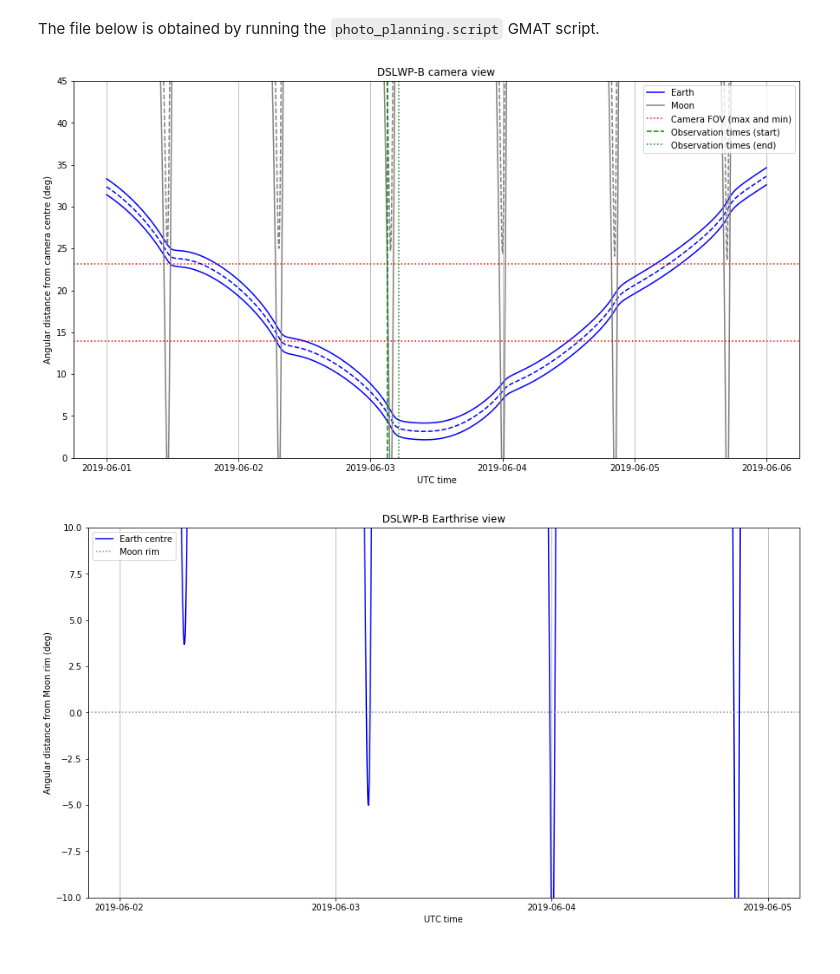
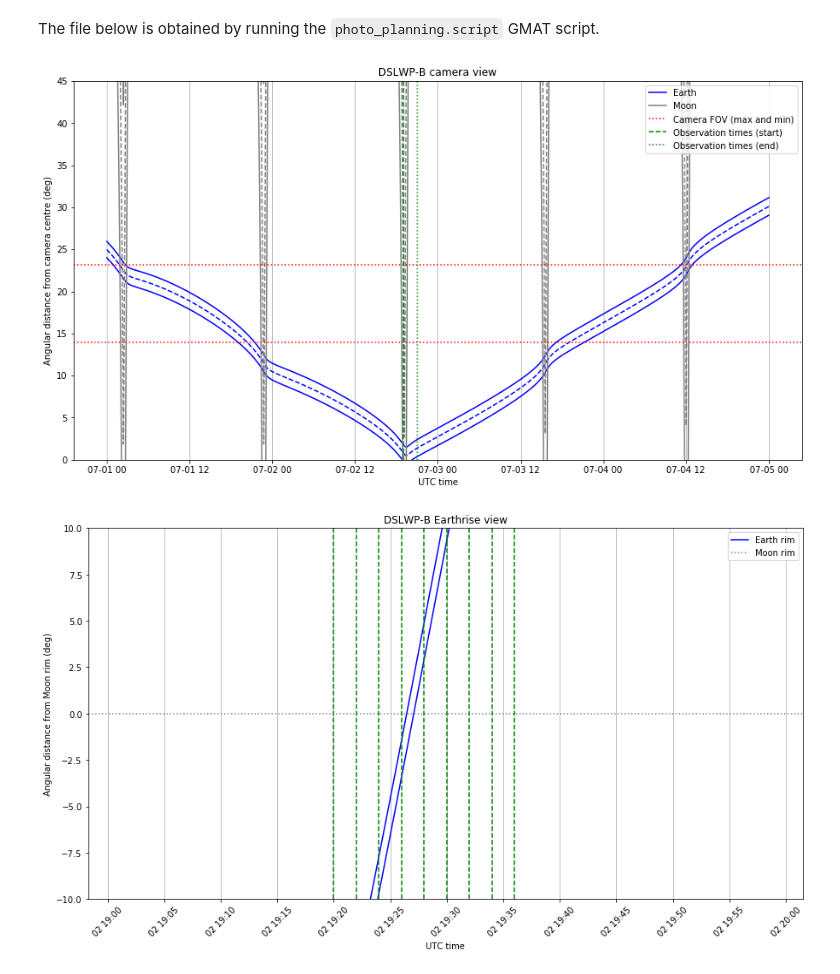
Before and after one commit to daniestevez/jupyter_notebooks, a Jupyter notebook: dslwp/DSLWP-B camera view.ipynb, the cells around one changed output. Saved outputs shown, nothing was run; the diff lists cells and outputs as text; code cells hidden in the pictures.

Commit message:
Updated photo planning for July 2 eclipse

```diff
--- a/dslwp/DSLWP-B camera view.ipynb
+++ b/dslwp/DSLWP-B camera view.ipynb
@@ -44,8 +44,8 @@ moon_angular_radius = angular_radius(data[:,4:7], moon_radius)
 camera_fov_long = 18.5
 camera_fov_short = 14
 # %%
-photo_times = Time('2019-06-03 03:05') + TimeDelta(600 * np.arange(9), format='sec')
-obs_times = Time(['2019-06-03 03:05'])
+photo_times = Time(['2019-07-02 19:20']) + TimeDelta(120 * np.arange(9), format='sec')
+obs_times = Time(['2019-07-02 19:00'])
 obs_times_end = obs_times + TimeDelta(2*3600, format='sec')
 #calibration_time = Time('2018-10-6 13:55')
 #calibration_time = Time('2018-11-8 9:40')
@@ -77,7 +77,7 @@ plt.ylabel('Angular distance from camera centre (deg)')
 plt.xlabel('UTC time')
 plt.title('DSLWP-B camera view');
 # %% [output]
-[figure, old version]
+[figure, new version]
 # %%
 earth_moonrim_angle = angle_between(data[:,1:4], data[:,4:7]) - moon_angular_radius
 
@@ -118,6 +118,6 @@ def plot_earthrise(start = None, end = None, both_edges = False, plot_obstimes =
     plt.xlabel('UTC time')
     plt.title('DSLWP-B Earthrise view')
 # %%
-plot_earthrise(start = '2019-06-02', end = '2019-06-05', plot_obstimes = False)
+plot_earthrise(start = '2019-07-02 19:00', end = '2019-07-02 20:00', both_edges = True, plot_obstimes = True)
 # %% [output]
-[figure, old version]
+[figure, new version]
```
Also changed, not shown: parts of 3 cells of this notebook, 1 other file.
